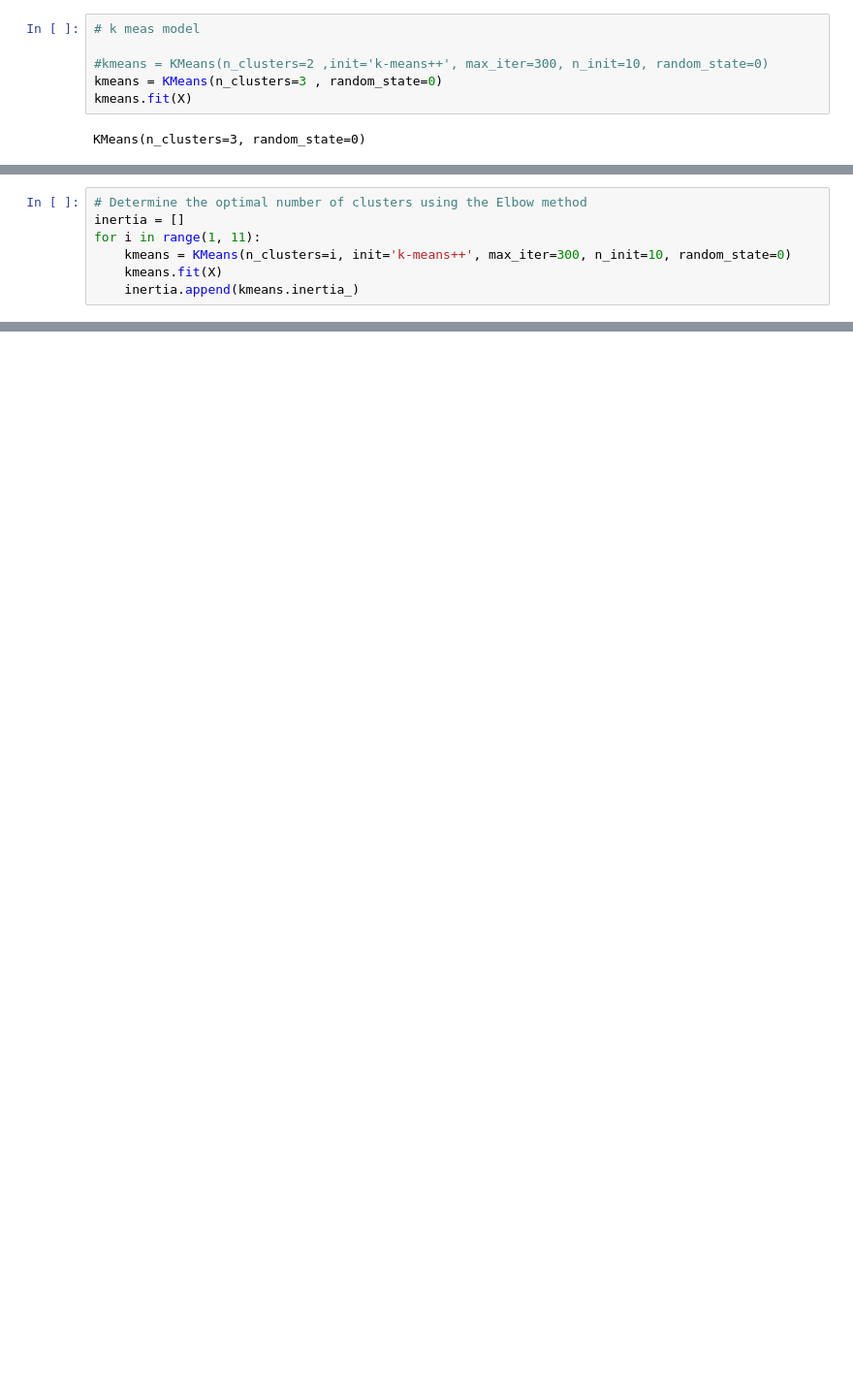
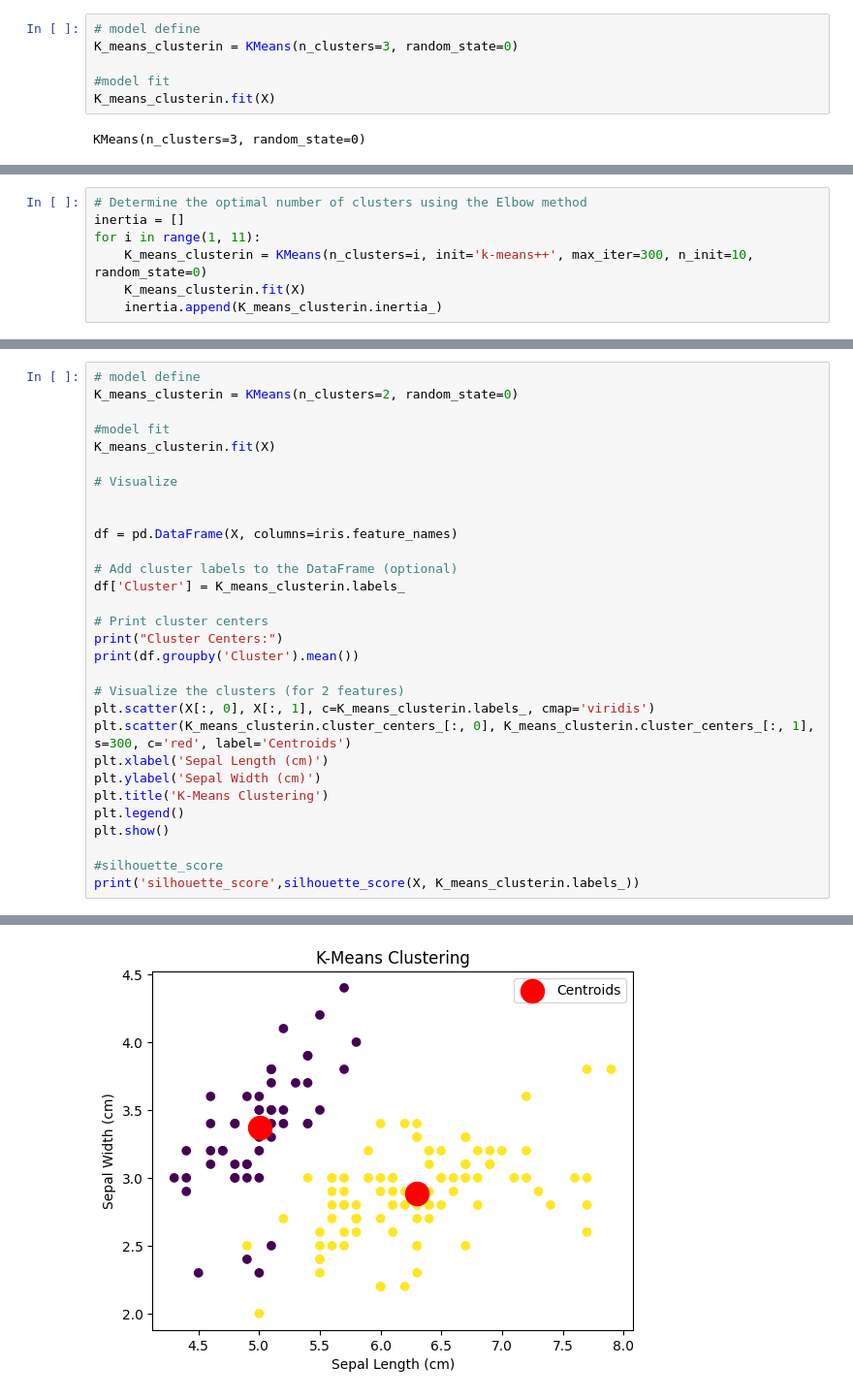
Before and after one commit to AdenRajput/Machine_Learning_Novice_to_Pro, a Jupyter notebook: day_27.ipynb, the cells around one changed output, grey strips where cells are left out. Shown: that part at 97% size. Cells and saved outputs as stored; diff of their text form; blank space fills up the shorter version.

Commit message:
Unsupervised Machine Learning
K means Clustering

```diff
--- a/day_27.ipynb
+++ b/day_27.ipynb
@@ -19,8 +27,8 @@ df = pd.DataFrame(X, columns=iris.feature_names)
 # %%
-# k meas model
+# model define
+K_means_clusterin = KMeans(n_clusters=3, random_state=0)
 
-#kmeans = KMeans(n_clusters=2 ,init='k-means++', max_iter=300, n_init=10, random_state=0)
-kmeans = KMeans(n_clusters=3 , random_state=0)
-kmeans.fit(X)
+#model fit
+K_means_clusterin.fit(X)
 # %% [output]
 KMeans(n_clusters=3, random_state=0)
@@ -59,7 +82,7 @@ Cluster
 # Determine the optimal number of clusters using the Elbow method
 inertia = []
 for i in range(1, 11):
-    kmeans = KMeans(n_clusters=i, init='k-means++', max_iter=300, n_init=10, random_state=0)
-    kmeans.fit(X)
-    inertia.append(kmeans.inertia_)
+    K_means_clusterin = KMeans(n_clusters=i, init='k-means++', max_iter=300, n_init=10, random_state=0)
+    K_means_clusterin.fit(X)
+    inertia.append(K_means_clusterin.inertia_)
 # %%
@@ -82,0 +100,31 @@ Silhouette Score:  0.32380743093552017
+# %%
+# model define
+K_means_clusterin = KMeans(n_clusters=2, random_state=0)
+
+#model fit
+K_means_clusterin.fit(X)
+
+# Visualize
+
+
+df = pd.DataFrame(X, columns=iris.feature_names)
+
+# Add cluster labels to the DataFrame (optional)
+df['Cluster'] = K_means_clusterin.labels_
+
+# Print cluster centers
+print("Cluster Centers:")
+print(df.groupby('Cluster').mean())
+
+# Visualize the clusters (for 2 features)
+plt.scatter(X[:, 0], X[:, 1], c=K_means_clusterin.labels_, cmap='viridis')
+plt.scatter(K_means_clusterin.cluster_centers_[:, 0], K_means_clusterin.cluster_centers_[:, 1], s=300, c='red', label='Centroids')
+plt.xlabel('Sepal Length (cm)')
+plt.ylabel('Sepal Width (cm)')
+plt.title('K-Means Clustering')
+plt.legend()
+plt.show()
+
+#silhouette_score
+print('silhouette_score',silhouette_score(X, K_means_clusterin.labels_))
+# %% [output]
@@ -82,0 +141 @@ Silhouette Score:  0.32380743093552017
+[figure, added]
```
Also changed, not shown: parts of 14 cells of this notebook.
